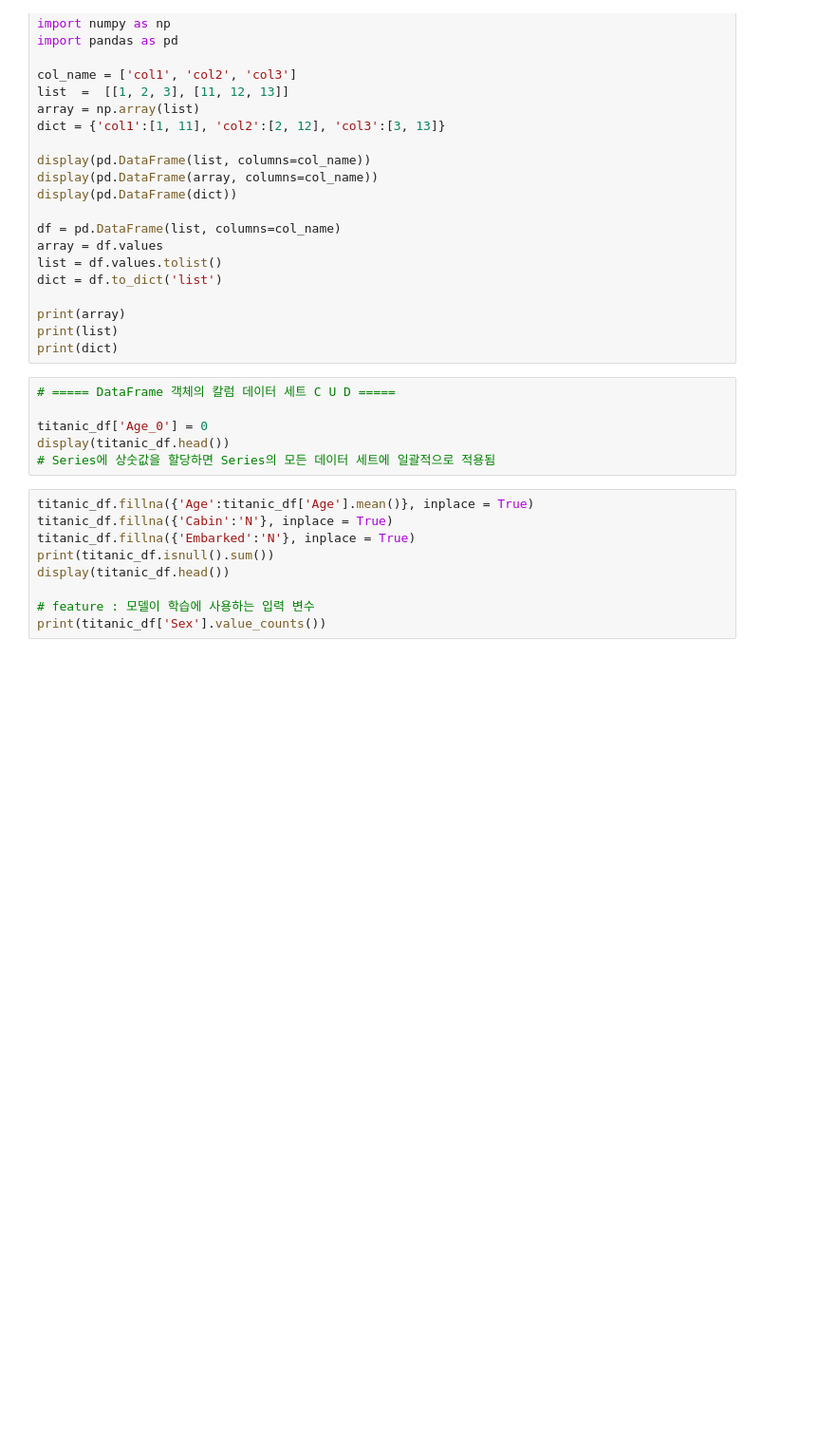
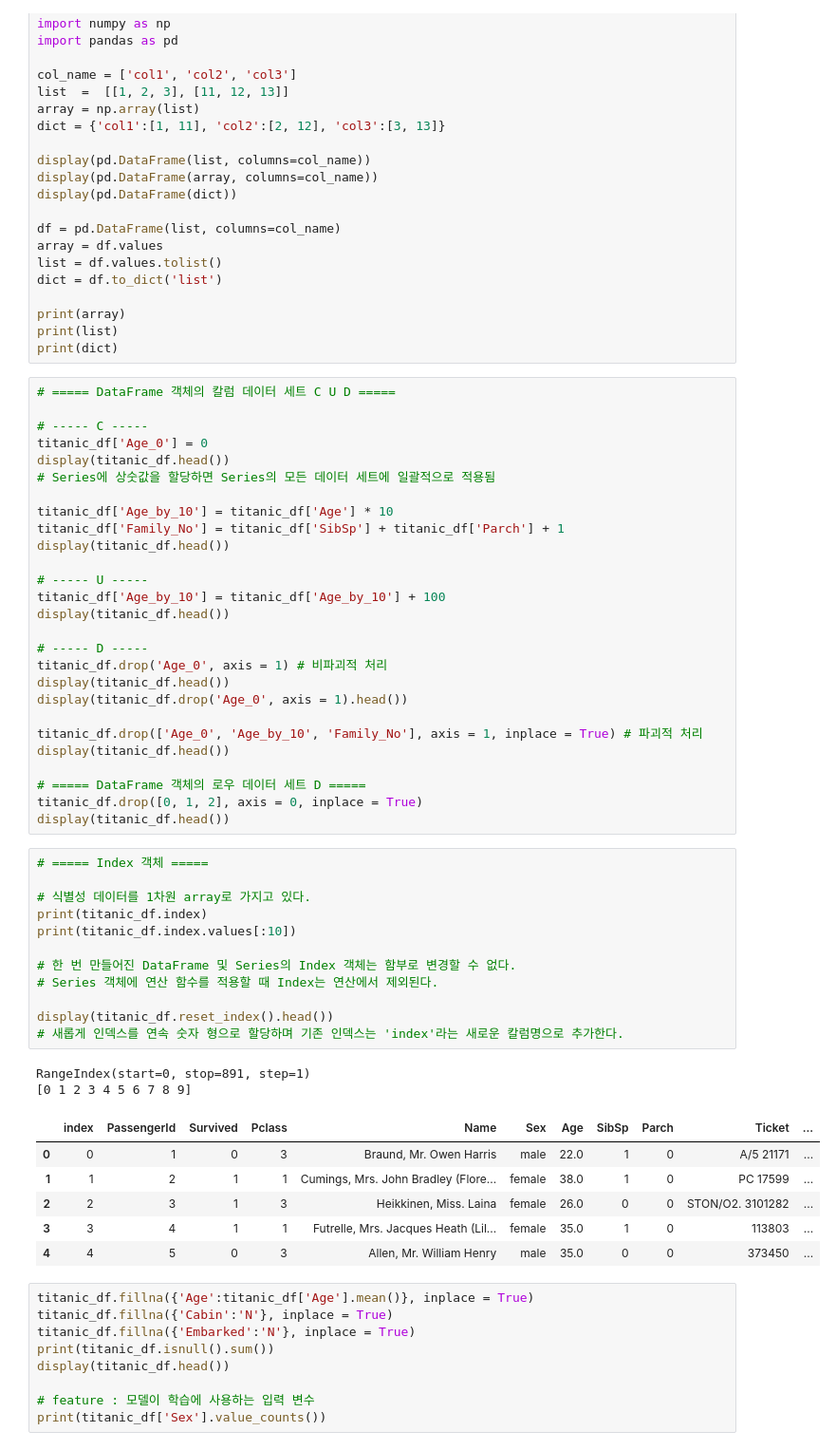
Before and after one commit to ChaeYun430/MachineLearningStudy25, a Jupyter notebook: data_handling/pandas.ipynb, the cells around one changed output. Shown: that part at 95% size. Cells and saved outputs as stored; diff of their text form; blank space fills up the shorter version.

```diff
--- a/data_handling/pandas.ipynb
+++ b/data_handling/pandas.ipynb
@@ -52,12 +88,54 @@ dict = df.to_dict('list')
 print(array)
 print(list)
 print(dict)
-# %%
-# ===== DataFrame 객체의 칼럼 데이터 세트 C U D =====
-
-titanic_df['Age_0'] = 0
-display(titanic_df.head())
-# Series에 상숫값을 할당하면 Series의 모든 데이터 세트에 일괄적으로 적용됨
+# %%
+# ===== DataFrame 객체의 칼럼 데이터 세트 C U D =====
+
+# ----- C -----
+titanic_df['Age_0'] = 0
+display(titanic_df.head())
+# Series에 상숫값을 할당하면 Series의 모든 데이터 세트에 일괄적으로 적용됨
+
+titanic_df['Age_by_10'] = titanic_df['Age'] * 10
+titanic_df['Family_No'] = titanic_df['SibSp'] + titanic_df['Parch'] + 1
+display(titanic_df.head())
+
+# ----- U -----
+titanic_df['Age_by_10'] = titanic_df['Age_by_10'] + 100
+display(titanic_df.head())
+
+# ----- D -----
+titanic_df.drop('Age_0', axis = 1) # 비파괴적 처리
+display(titanic_df.head())
+display(titanic_df.drop('Age_0', axis = 1).head())
+
+titanic_df.drop(['Age_0', 'Age_by_10', 'Family_No'], axis = 1, inplace = True) # 파괴적 처리
+display(titanic_df.head())
+
+# ===== DataFrame 객체의 로우 데이터 세트 D =====
+titanic_df.drop([0, 1, 2], axis = 0, inplace = True)
+display(titanic_df.head())
+# %%
+# ===== Index 객체 =====
+
+# 식별성 데이터를 1차원 array로 가지고 있다.
+print(titanic_df.index)
+print(titanic_df.index.values[:10])
+
+# 한 번 만들어진 DataFrame 및 Series의 Index 객체는 함부로 변경할 수 없다.
+# Series 객체에 연산 함수를 적용할 때 Index는 연산에서 제외된다.
+
+display(titanic_df.reset_index().head())
+# 새롭게 인덱스를 연속 숫자 형으로 할당하며 기존 인덱스는 'index'라는 새로운 칼럼명으로 추가한다.
+# %% [output]
+RangeIndex(start=0, stop=891, step=1)
+[0 1 2 3 4 5 6 7 8 9]
+|  | index | PassengerId | Survived | Pclass | Name | Sex | Age | SibSp | Parch | Ticket | ... |
+| 0 | 0 | 1 | 0 | 3 | Braund, Mr. Owen Harris | male | 22.0 | 1 | 0 | A/5 21171 | ... |
+| 1 | 1 | 2 | 1 | 1 | Cumings, Mrs. John Bradley (Flore... | female | 38.0 | 1 | 0 | PC 17599 | ... |
+| 2 | 2 | 3 | 1 | 3 | Heikkinen, Miss. Laina | female | 26.0 | 0 | 0 | STON/O2. 3101282 | ... |
+| 3 | 3 | 4 | 1 | 1 | Futrelle, Mrs. Jacques Heath (Lil... | female | 35.0 | 1 | 0 | 113803 | ... |
+| 4 | 4 | 5 | 0 | 3 | Allen, Mr. William Henry | male | 35.0 | 0 | 0 | 373450 | ... |
 # %%
 titanic_df.fillna({'Age':titanic_df['Age'].mean()}, inplace = True)
 titanic_df.fillna({'Cabin':'N'}, inplace = True)
```
Also changed, not shown: parts of 1 cell of this notebook.
